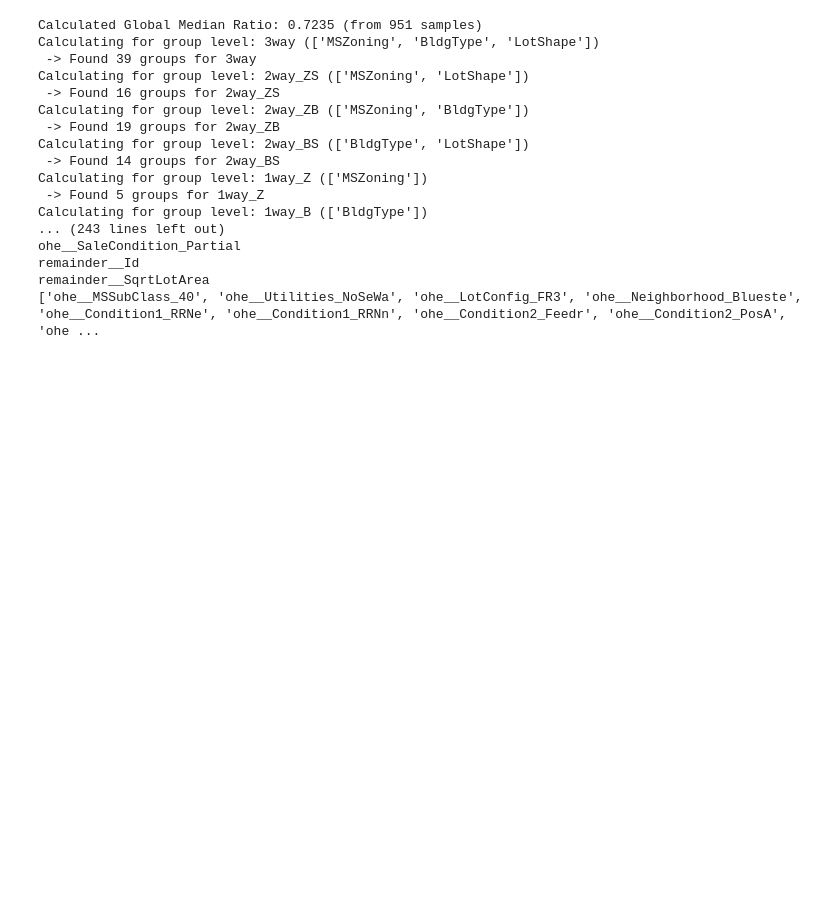
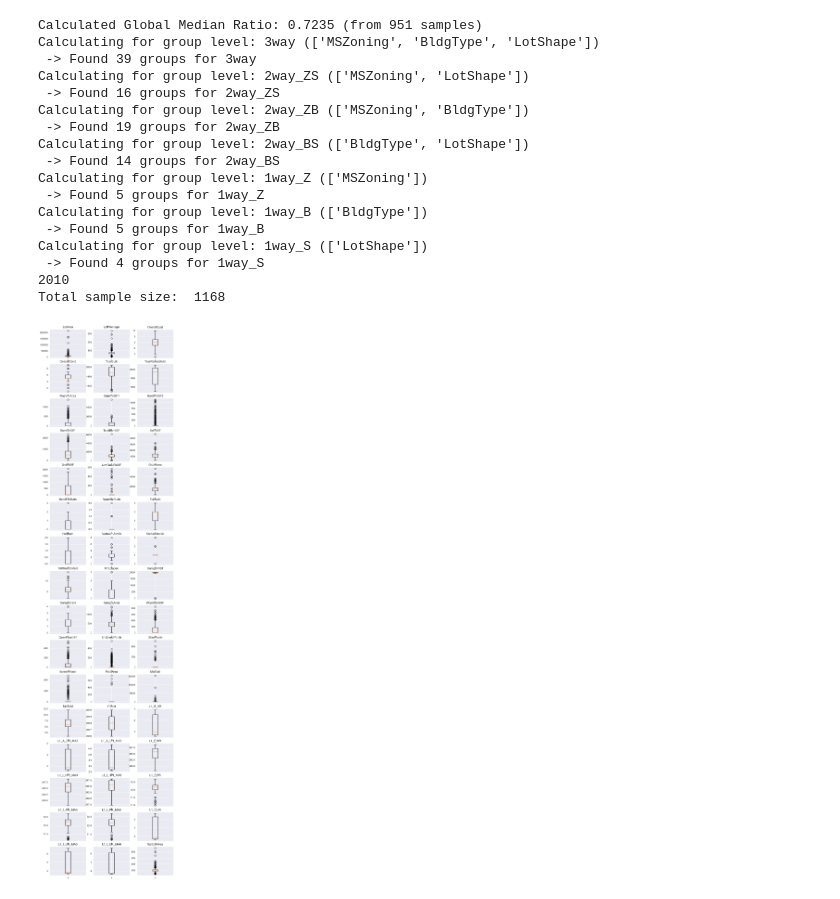
Before and after one commit to HotProtato/Ames-House-Prices-Regression-Model, a Jupyter notebook: EDA_Analysis.ipynb, the cells around one changed output. Saved outputs shown, nothing was run; the diff lists cells and outputs as text; code cells hidden in the pictures; blank space fills up the shorter version.

Commit message:
From visual EDA, I realize:
- I need to encode OverallQual, OverallCond as ordinal,
- YearBuilt to be transformed into "BuildingAge"
- YearRemodAdd to be transformed into "YearsSinceRemodel"
- GarageYrBuilt to be GarageAge instead.
- Bath related items to be encoded nominally, due to their overall significance as categories.
- Bedrooms above ground to be encoded nominally. You typically see "3-bedroom house", "4-bedroom house", etc., Rather than "A house with 4 bedrooms".
- PoolArea to be "HasPool" instead (any non-zero area is an outlier).
- Due to MoSold having a lower IQR than expected (indicating seasonal behavior), sine and cosine encoding to be used.
- YrSold to be transformed into YearsSinceSale.
- Macroeconomic data might be better off with MinMax scaling, z-score normalization doesn't make much sense here.
- I need to revisit the test data, because if I consider "YearsSinceSale" and similar functions, it would be disproportionate, if the prediction is for let's say 2017.

```diff
--- a/EDA_Analysis.ipynb
+++ b/EDA_Analysis.ipynb
@@ -2,10 +2,18 @@
 from sklearn.pipeline import Pipeline
 import helpers
 from preprocess_data import DataPreprocessor
+import matplotlib.pyplot as plt
+import seaborn as sns
+import numpy as np
+import pandas as pd
 
 data_preprocessor = DataPreprocessor()
 
 X_train, X_test, Y_train, Y_test = data_preprocessor.preprocess_data(lot_frontage_threshold=13)
+
+# MIN 1872
+# MAX 2010
+# Logical binning of YearBuilt required.
 
 model_pipeline = Pipeline(steps=[
     ('preprocessor', helpers.generate_preprocessor(
@@ -18,17 +26,15 @@ model_pipeline.set_output(transform="pandas")
 col_names = X_train.columns
 col_names = [col.replace("remainder__", "") for col in col_names]
 #X_train.columns = col_names
-X_train = model_pipeline.fit_transform(X_train)
+#X_train = model_pipeline.fit_transform(X_train)
 to_remove = []
 print("Total sample size: ", len(X_train))
 for col in X_train.columns:
-    print(col)
     if col.startswith('ohe__'):
-        if sum(X_train[col]) <= 5:
+        if sum(X_train[col]) <= 1:
             to_remove.append(col)
 
-print(to_remove)
-# THAT'S A LOT :O
+#print(to_remove)
 X_train = X_train.drop(to_remove, axis=1)
 # %% [output]
 Calculated Global Median Ratio: 0.7235 (from 951 samples)
@@ -43,8 +49,32 @@ Calculating for group level: 2way_BS (['BldgType', 'LotShape'])
 Calculating for group level: 1way_Z (['MSZoning'])
  -> Found 5 groups for 1way_Z
 Calculating for group level: 1way_B (['BldgType'])
-... (243 lines left out)
-ohe__SaleCondition_Partial
-remainder__Id
-remainder__SqrtLotArea
-['ohe__MSSubClass_40', 'ohe__Utilities_NoSeWa', 'ohe__LotConfig_FR3', 'ohe__Neighborhood_Blueste', 'ohe__Condition1_RRNe', 'ohe__Condition1_RRNn', 'ohe__Condition2_Feedr', 'ohe__Condition2_PosA', 'ohe ...
+ -> Found 5 groups for 1way_B
+Calculating for group level: 1way_S (['LotShape'])
+ -> Found 4 groups for 1way_S
+2010
+Total sample size:  1168
+# %%
+num_cols = helpers.get_numeric_cols()
+fig, axes = plt.subplots(nrows=16, ncols=3, figsize=(9, 40))
+axes = axes.flatten()
+for i in range(0, 48):
+    col_name = num_cols[i]
+    axes[i].boxplot(X_train[col_name]) # Needing the name set here, either x axis name, or title
+    axes[i].set_title(col_name)
+
+# From this I realize a few things:
+# I need to encode OverallQual, OverallCond as ordinal,
+# YearBuilt to potentially be transformed into "BuildingAge"
+# YearRemodAdd to potentially be transformed into "YearsSinceRemodel"
+# Garage yr built to be GarageAge instead.
+# Bath related items to be encoded nominally, due to their overall significance as categories.
+# Bedrooms above ground to be encoded nominally. You typically see "3-bedroom house", "4-bedroom house", etc.
+# Rather than "A house with 4 bedrooms".
+# PoolArea to be "HasPool" instead.
+# Due to MoSold having a lower IQR than expected (indicating seasonal behavior), I might encode this using sine and cosine instead.
+# YrSold can be minmax scaled, Z-score normalization doesn't make sense for this one. Could also be
+# YearsSinceSale.
+# Macroeconomic data might be better off with MinMax scaling, z-score normalization doesn't make much sense here.
+# %% [output]
+[figure, added]
```
